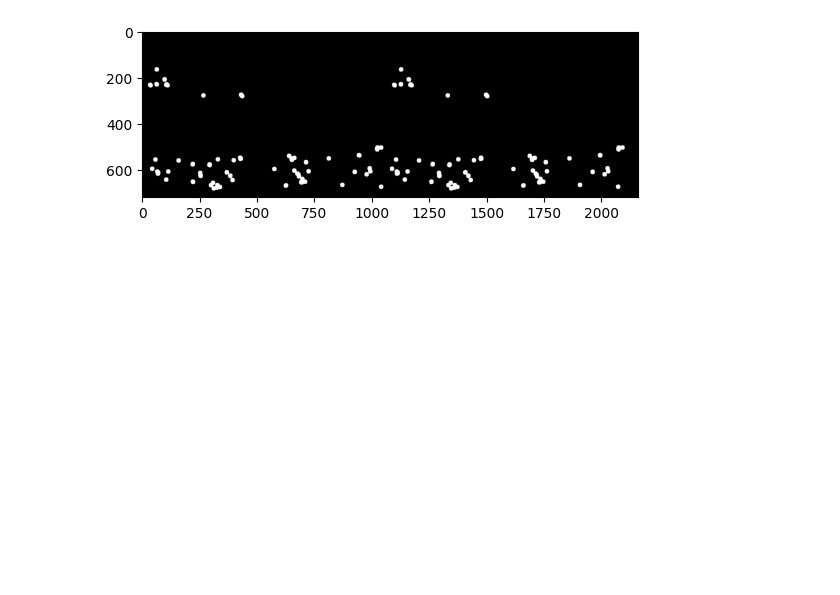
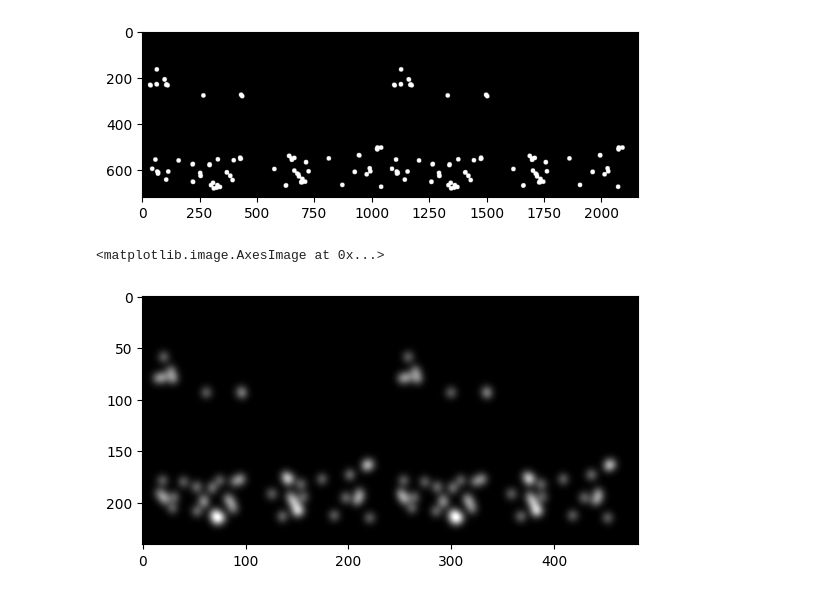
Before and after one commit to csirlin/StereoSight, a Jupyter notebook: depth.ipynb, the cells around one changed output. Drawn from its saved outputs; the diff is of its cells as text; code cells hidden in the pictures; blank space fills up the shorter version.

Commit message:
pulse2percept visuals from opencv key points

```diff
--- a/depth.ipynb
+++ b/depth.ipynb
@@ -97,6 +101,4 @@ p2p.models.AxonMapModel().plot()
 # %%
-model = p2p.models.ScoreboardModel(xrange=(-12, 12), yrange=(-12, 12), xystep=0.1, rho=100)
-model.build()
-model.plot()
-full_array.plot()
+scoreboard = p2p.models.ScoreboardModel(xrange=(-12, 12), yrange=(-12, 12), xystep=0.1, rho=100)
+scoreboard.build()
 # %% [output]
@@ -105,14 +114,10 @@ full_array.plot()
-# %%
-def get_percept_data_from_image(image):
-    full_prosthesis = p2p.implants.ProsthesisSystem(full_array, p2p.stimuli.ImageStimulus(image))
-    percept = model.predict_percept(full_prosthesis)
-    return percept.data
-
-percept_left = get_percept_data_from_image(img)
-percept_right = get_percept_data_from_image(warped_image)
 # %%
-# percepts still have the effect!
-percept_side_by_side = np.hstack((percept_left, percept_right))
+big_prosthetic = get_big_prosthesis()
+big_percept_left = get_percept_data_from_image(img, scoreboard, big_prosthetic)
+big_percept_right = get_percept_data_from_image(warped_image, scoreboard, big_prosthetic)
+
+# idealized percepts still have the effect!
+percept_side_by_side = np.hstack((big_percept_left, big_percept_right))
 plt.imshow(percept_side_by_side, cmap='gray')
 # %% [output]
 <matplotlib.image.AxesImage at 0x...>
@@ -247,3 +224,17 @@ plt.imshow(percept_side_by_side, cmap='gray')
 # %% [output]
 <matplotlib.image.AxesImage at 0x...>
 [figure]
+# %%
+# map these key points onto electodes
+# dumb way: use the image as a stimulus
+# smart way: use the keypoints to trigger particular electrodes
+# try both of these with big_prosthetic and argusII.
+
+# image stim big prosthetic - sort of works
+keypoints_big_left = get_percept_data_from_image(keypoints_left, scoreboard, big_prosthetic)
+keypoints_big_right = get_percept_data_from_image(keypoints_right, scoreboard, big_prosthetic)
+percept_side_by_side = np.hstack((keypoints_big_left, keypoints_big_right))
+plt.imshow(percept_side_by_side, cmap='gray')
+# %% [output]
+<matplotlib.image.AxesImage at 0x...>
+[figure, added]
```
Also changed, not shown: parts of 14 cells of this notebook.
